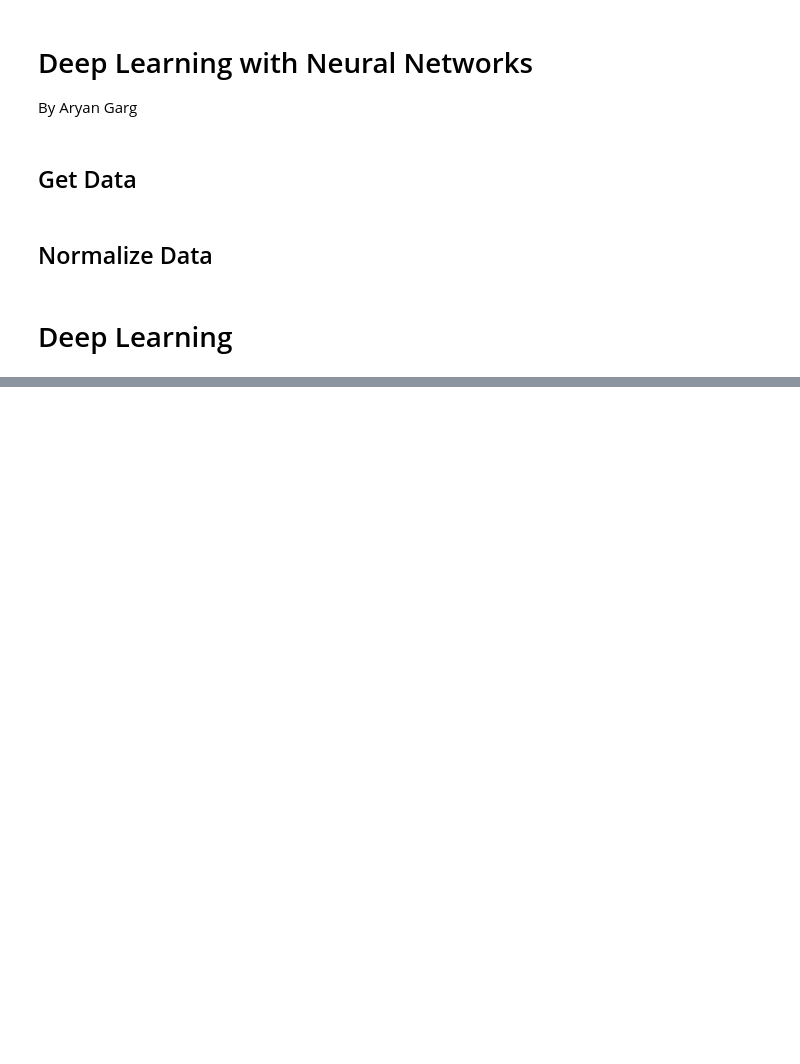
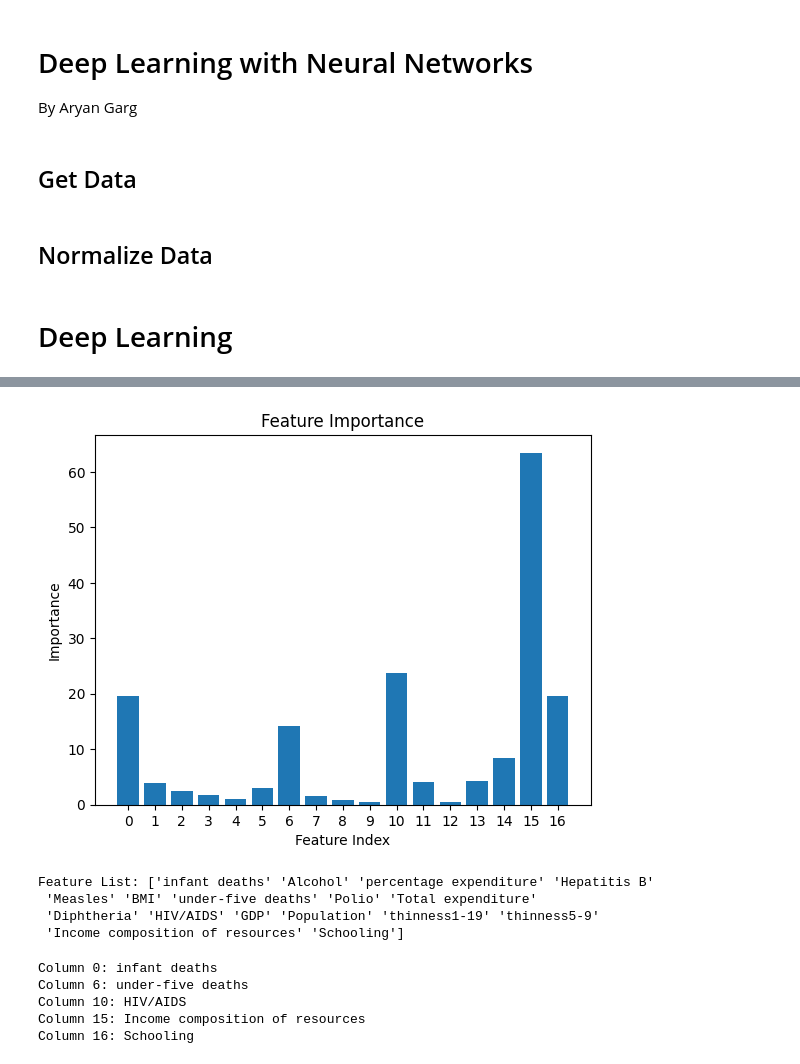
Before and after one commit to lisaliuu/life-expectancy, a Jupyter notebook: neural_networks.ipynb, the cells around one changed output, grey strips where cells are left out. Cells and saved outputs as stored; diff of their text form; code cells hidden in the pictures; blank space fills up the shorter version.

```diff
--- a/neural_networks.ipynb
+++ b/neural_networks.ipynb
@@ -173,0 +160,15 @@ Model C MSE  1.7303660999644885
+# %%
+from sklearn.inspection import permutation_importance
+
+results = permutation_importance(modelA, test_in, test_out, scoring='neg_mean_squared_error')
+importance = results.importances_mean
+
+plt.bar(range(test_in.shape[1]), importance)
+plt.title('Feature Importance')
+plt.xlabel('Feature Index')
+plt.ylabel('Importance')
+plt.xticks(range(test_in.shape[1]))
+plt.show()
+
+print(f"Feature List: {columns_of_interest}")
+# %% [output]
@@ -173,0 +192,17 @@ Model C MSE  1.7303660999644885
+[figure, added]
+Feature List: ['infant deaths' 'Alcohol' 'percentage expenditure' 'Hepatitis B'
+ 'Measles' 'BMI' 'under-five deaths' 'Polio' 'Total expenditure'
+ 'Diphtheria' 'HIV/AIDS' 'GDP' 'Population' 'thinness1-19' 'thinness5-9'
+ 'Income composition of resources' 'Schooling']
+# %%
+print(f"Column 0: {columns_of_interest[0]}")
+print(f"Column 6: {columns_of_interest[6]}")
+print(f"Column 10: {columns_of_interest[10]}")
+print(f"Column 15: {columns_of_interest[15]}")
+print(f"Column 16: {columns_of_interest[16]}")
+# %% [output]
+Column 0: infant deaths
+Column 6: under-five deaths
+Column 10: HIV/AIDS
+Column 15: Income composition of resources
+Column 16: Schooling
```
Also changed, not shown: parts of 9 cells of this notebook, 3 other files.
